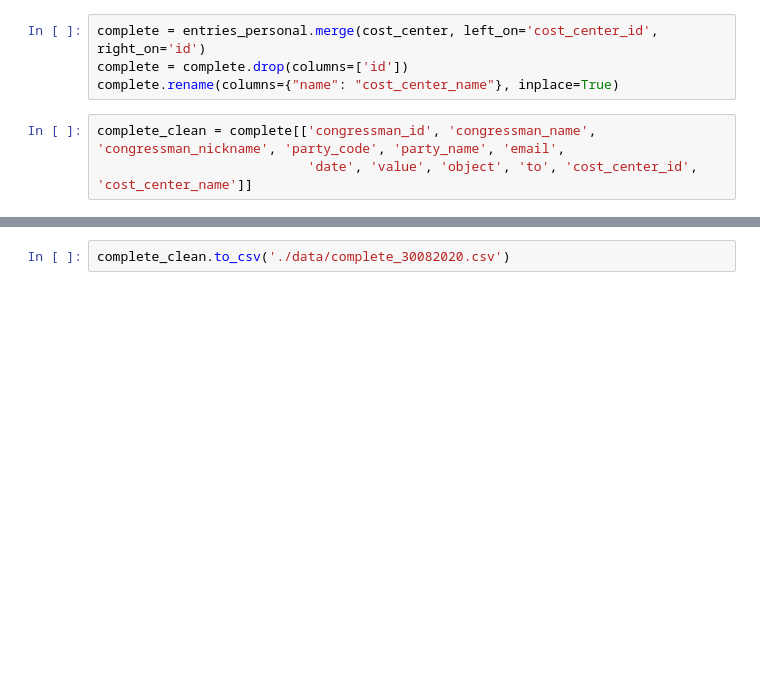
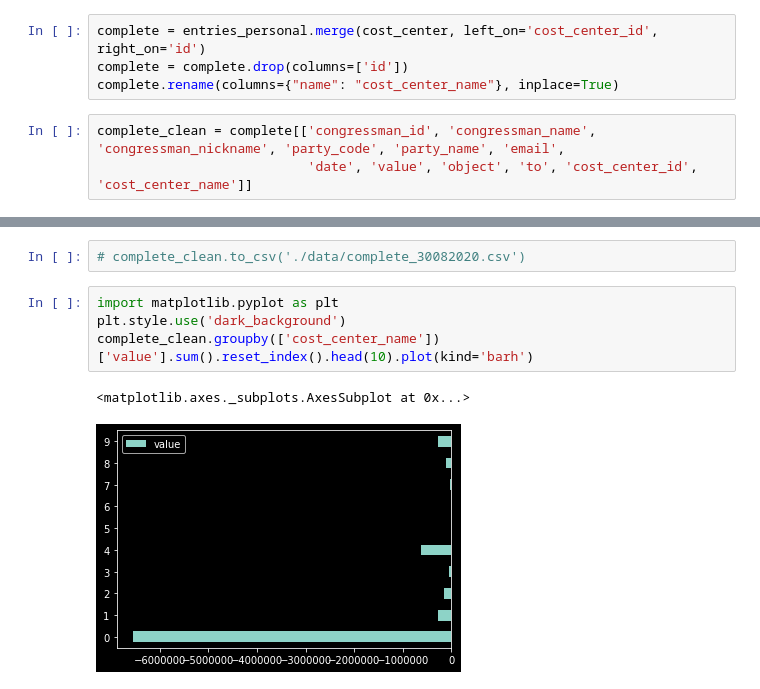
Before and after one commit to pbragamiranda/alerj, a Jupyter notebook: merging_data.ipynb, the cells around one changed output, grey strips where cells are left out. Cells and saved outputs as stored; diff of their text form; blank space fills up the shorter version.

Commit message:
uploading alerj data

```diff
--- a/merging_data.ipynb
+++ b/merging_data.ipynb
@@ -32,4 +32,11 @@ complete_clean.head()
 | 3 | 1 | Alana Passos | Alana Passos | PSL | Partido Social Liberal | alanapassos@alerj.rj.gov.br | 2020-01-18 18:17:43 | ... |
 | 4 | 1 | Alana Passos | Alana Passos | PSL | Partido Social Liberal | alanapassos@alerj.rj.gov.br | 2019-12-18 15:44:01 | ... |
 # %%
-complete_clean.to_csv('./data/complete_30082020.csv')
+# complete_clean.to_csv('./data/complete_30082020.csv')
+# %%
+import matplotlib.pyplot as plt
+plt.style.use('dark_background')
+complete_clean.groupby(['cost_center_name'])['value'].sum().reset_index().head(10).plot(kind='barh')
+# %% [output]
+<matplotlib.axes._subplots.AxesSubplot at 0x...>
+[figure, added]
```
Also changed, not shown: parts of 3 cells of this notebook.
